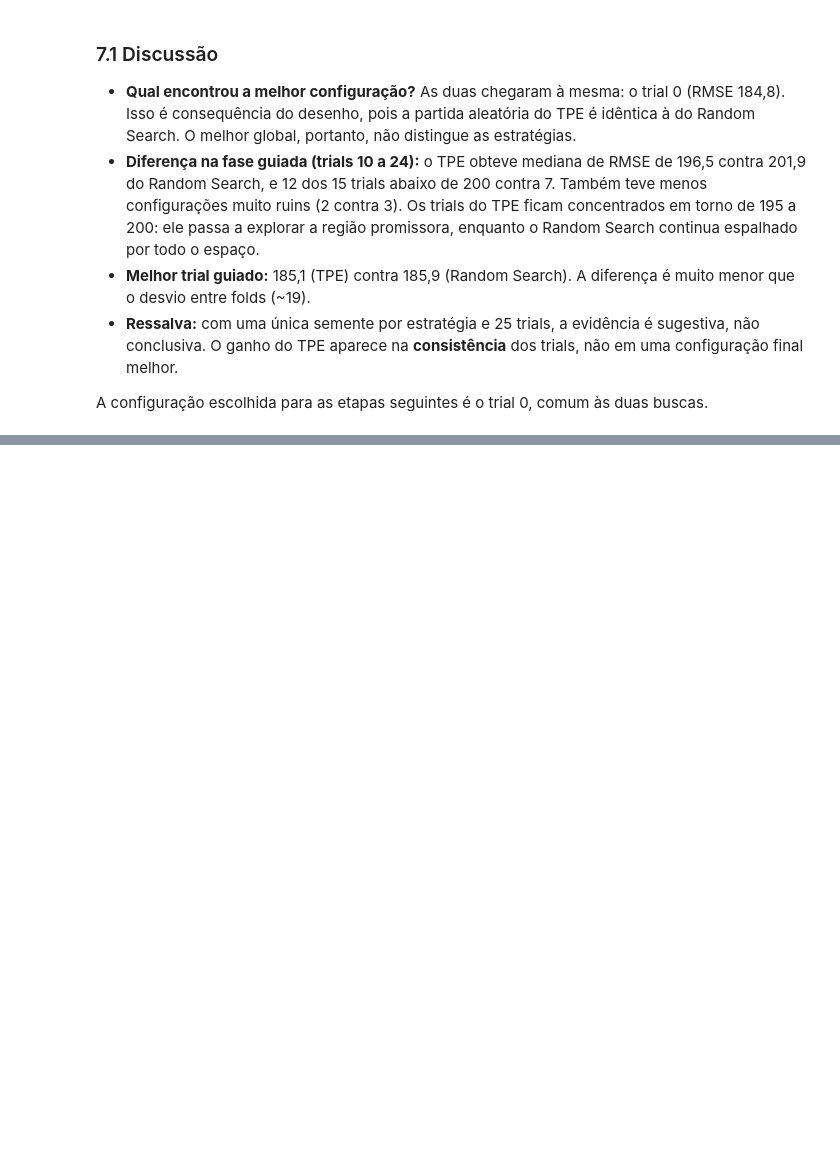
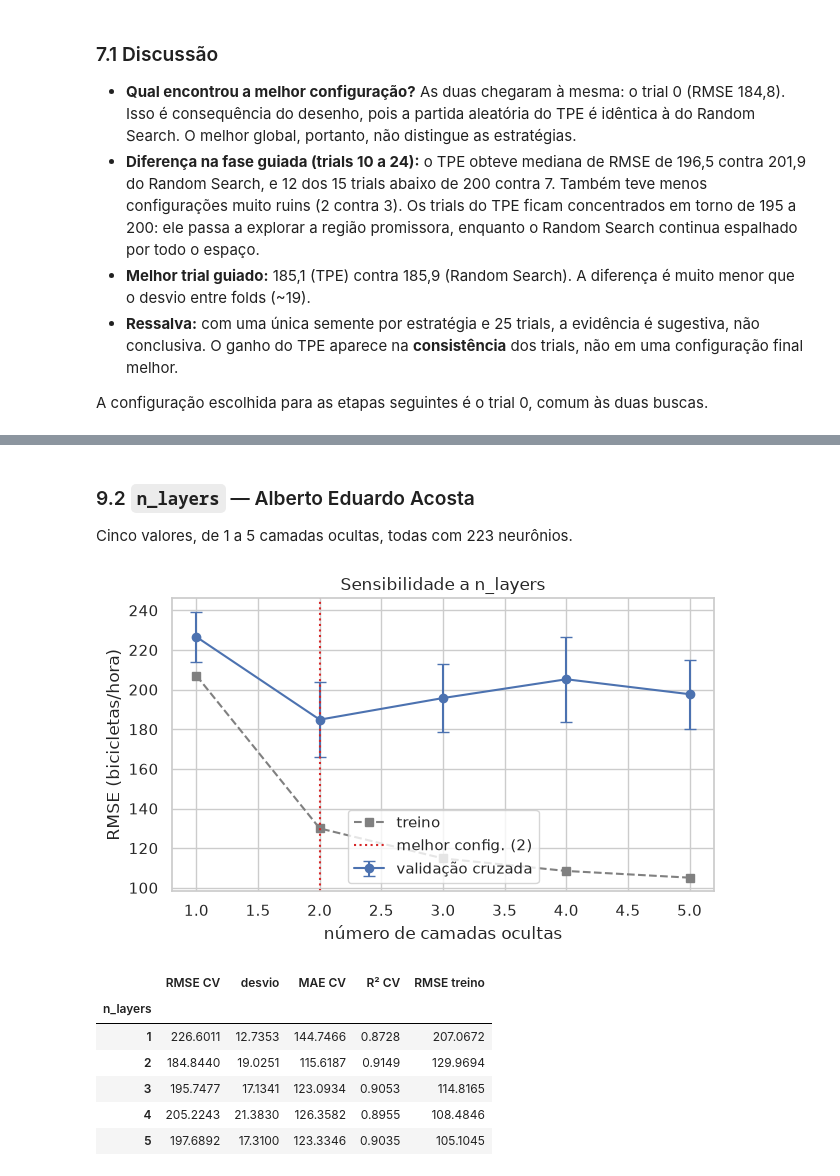
Before and after one commit to Gaalbu/Mlp-Som-Seoul-bike-renting, a Jupyter notebook: mlp_seoul_bike.ipynb, the cells around one changed output, grey strips where cells are left out. Saved outputs shown, nothing was run; the diff lists cells and outputs as text; code cells hidden in the pictures; blank space fills up the shorter version.

```diff
--- a/mlp_seoul_bike.ipynb
+++ b/mlp_seoul_bike.ipynb
@@ -595,0 +647,17 @@ A configuração escolhida para as etapas seguintes é o trial 0, comum às duas
+# %% [markdown]
+### 9.2 `n_layers` — Alberto Eduardo Acosta
+
+Cinco valores, de 1 a 5 camadas ocultas, todas com 223 neurônios.
+# %%
+layers_sens = sensitivity("n_layers", [1, 2, 3, 4, 5])
+plot_sensitivity(layers_sens, "n_layers", "número de camadas ocultas")
+layers_sens.round(4)
+# %% [output]
+[figure, added]
+|  | RMSE CV | desvio | MAE CV | R² CV | RMSE treino |
+| n_layers |  |  |  |  |  |
+| 1 | 226.6011 | 12.7353 | 144.7466 | 0.8728 | 207.0672 |
+| 2 | 184.8440 | 19.0251 | 115.6187 | 0.9149 | 129.9694 |
+| 3 | 195.7477 | 17.1341 | 123.0934 | 0.9053 | 114.8165 |
+| 4 | 205.2243 | 21.3830 | 126.3582 | 0.8955 | 108.4846 |
+| 5 | 197.6892 | 17.3100 | 123.3346 | 0.9035 | 105.1045 |
```
Also changed, not shown: parts of 21 cells of this notebook.
